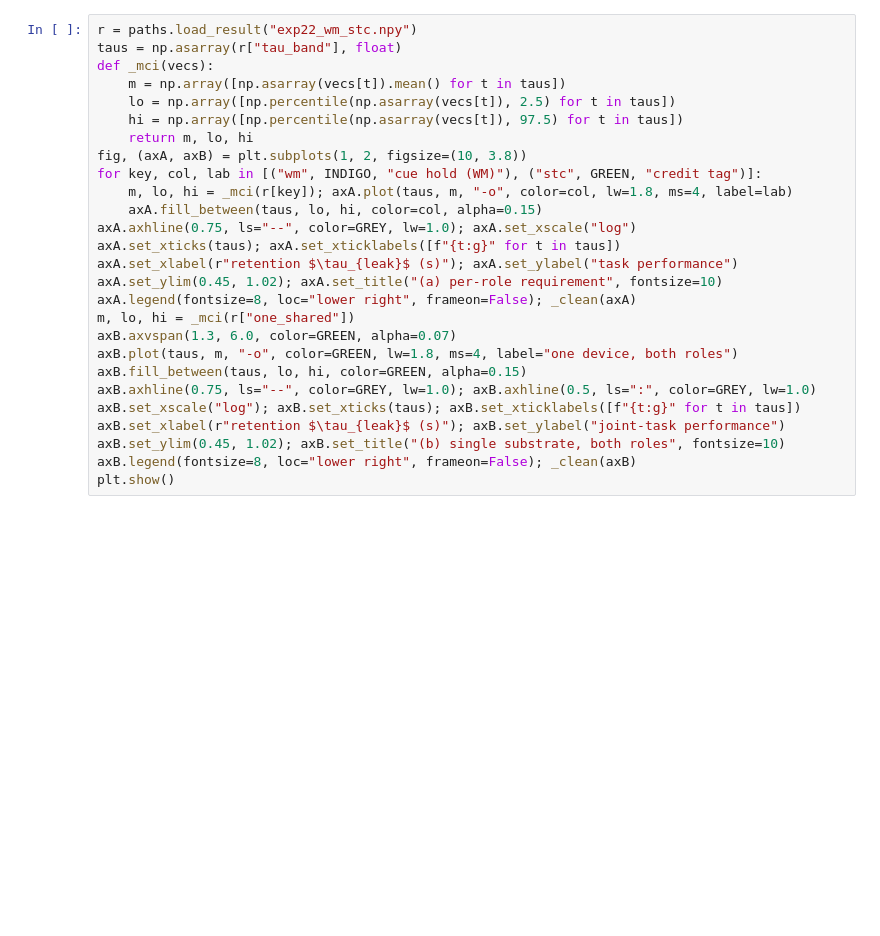
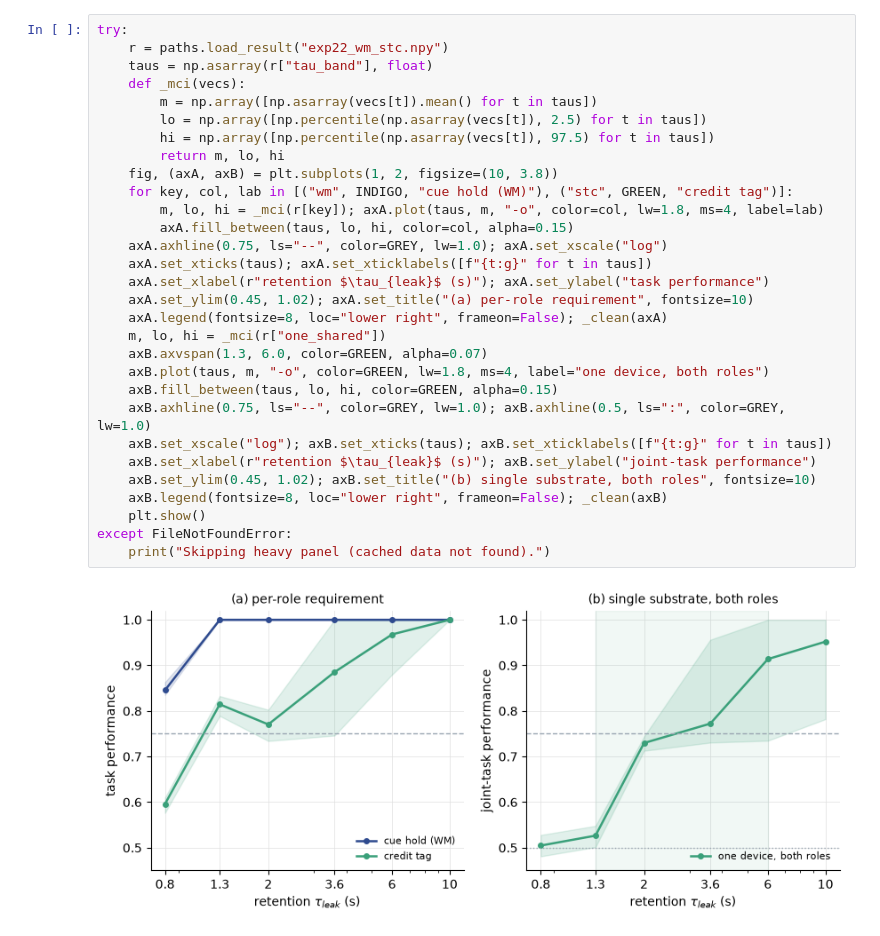
Before and after one commit to hyperionx/mrl-trace, a Jupyter notebook: experiments/06_extensions.ipynb, the cells around one changed output. Cells and saved outputs as stored; diff of their text form; blank space fills up the shorter version.

```diff
--- a/experiments/06_extensions.ipynb
+++ b/experiments/06_extensions.ipynb
@@ -74,28 +89,33 @@ if "criteria" in r:
 # %%
-r = paths.load_result("exp22_wm_stc.npy")
-taus = np.asarray(r["tau_band"], float)
-def _mci(vecs):
-    m = np.array([np.asarray(vecs[t]).mean() for t in taus])
-    lo = np.array([np.percentile(np.asarray(vecs[t]), 2.5) for t in taus])
-    hi = np.array([np.percentile(np.asarray(vecs[t]), 97.5) for t in taus])
-    return m, lo, hi
-fig, (axA, axB) = plt.subplots(1, 2, figsize=(10, 3.8))
-for key, col, lab in [("wm", INDIGO, "cue hold (WM)"), ("stc", GREEN, "credit tag")]:
-    m, lo, hi = _mci(r[key]); axA.plot(taus, m, "-o", color=col, lw=1.8, ms=4, label=lab)
-    axA.fill_between(taus, lo, hi, color=col, alpha=0.15)
-axA.axhline(0.75, ls="--", color=GREY, lw=1.0); axA.set_xscale("log")
-axA.set_xticks(taus); axA.set_xticklabels([f"{t:g}" for t in taus])
-axA.set_xlabel(r"retention $\tau_{leak}$ (s)"); axA.set_ylabel("task performance")
-axA.set_ylim(0.45, 1.02); axA.set_title("(a) per-role requirement", fontsize=10)
-axA.legend(fontsize=8, loc="lower right", frameon=False); _clean(axA)
-m, lo, hi = _mci(r["one_shared"])
-axB.axvspan(1.3, 6.0, color=GREEN, alpha=0.07)
-axB.plot(taus, m, "-o", color=GREEN, lw=1.8, ms=4, label="one device, both roles")
-axB.fill_between(taus, lo, hi, color=GREEN, alpha=0.15)
-axB.axhline(0.75, ls="--", color=GREY, lw=1.0); axB.axhline(0.5, ls=":", color=GREY, lw=1.0)
-axB.set_xscale("log"); axB.set_xticks(taus); axB.set_xticklabels([f"{t:g}" for t in taus])
-axB.set_xlabel(r"retention $\tau_{leak}$ (s)"); axB.set_ylabel("joint-task performance")
-axB.set_ylim(0.45, 1.02); axB.set_title("(b) single substrate, both roles", fontsize=10)
-axB.legend(fontsize=8, loc="lower right", frameon=False); _clean(axB)
-plt.show()
+try:
+    r = paths.load_result("exp22_wm_stc.npy")
+    taus = np.asarray(r["tau_band"], float)
+    def _mci(vecs):
+        m = np.array([np.asarray(vecs[t]).mean() for t in taus])
+        lo = np.array([np.percentile(np.asarray(vecs[t]), 2.5) for t in taus])
+        hi = np.array([np.percentile(np.asarray(vecs[t]), 97.5) for t in taus])
+        return m, lo, hi
+    fig, (axA, axB) = plt.subplots(1, 2, figsize=(10, 3.8))
+    for key, col, lab in [("wm", INDIGO, "cue hold (WM)"), ("stc", GREEN, "credit tag")]:
+        m, lo, hi = _mci(r[key]); axA.plot(taus, m, "-o", color=col, lw=1.8, ms=4, label=lab)
+        axA.fill_between(taus, lo, hi, color=col, alpha=0.15)
+    axA.axhline(0.75, ls="--", color=GREY, lw=1.0); axA.set_xscale("log")
+    axA.set_xticks(taus); axA.set_xticklabels([f"{t:g}" for t in taus])
+    axA.set_xlabel(r"retention $\tau_{leak}$ (s)"); axA.set_ylabel("task performance")
+    axA.set_ylim(0.45, 1.02); axA.set_title("(a) per-role requirement", fontsize=10)
+    axA.legend(fontsize=8, loc="lower right", frameon=False); _clean(axA)
+    m, lo, hi = _mci(r["one_shared"])
+    axB.axvspan(1.3, 6.0, color=GREEN, alpha=0.07)
+    axB.plot(taus, m, "-o", color=GREEN, lw=1.8, ms=4, label="one device, both roles")
+    axB.fill_between(taus, lo, hi, color=GREEN, alpha=0.15)
+    axB.axhline(0.75, ls="--", color=GREY, lw=1.0); axB.axhline(0.5, ls=":", color=GREY, lw=1.0)
+    axB.set_xscale("log"); axB.set_xticks(taus); axB.set_xticklabels([f"{t:g}" for t in taus])
+    axB.set_xlabel(r"retention $\tau_{leak}$ (s)"); axB.set_ylabel("joint-task performance")
+    axB.set_ylim(0.45, 1.02); axB.set_title("(b) single substrate, both roles", fontsize=10)
+    axB.legend(fontsize=8, loc="lower right", frameon=False); _clean(axB)
+    plt.show()
+except FileNotFoundError:
+    print("Skipping heavy panel (cached data not found).")
+# %% [output]
+[figure, added]
 # %%
```
Also changed, not shown: parts of 6 cells of this notebook, 15 other files.
